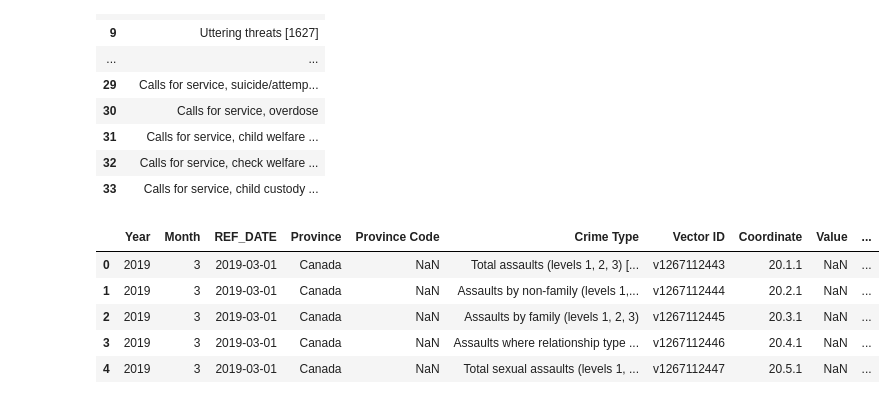
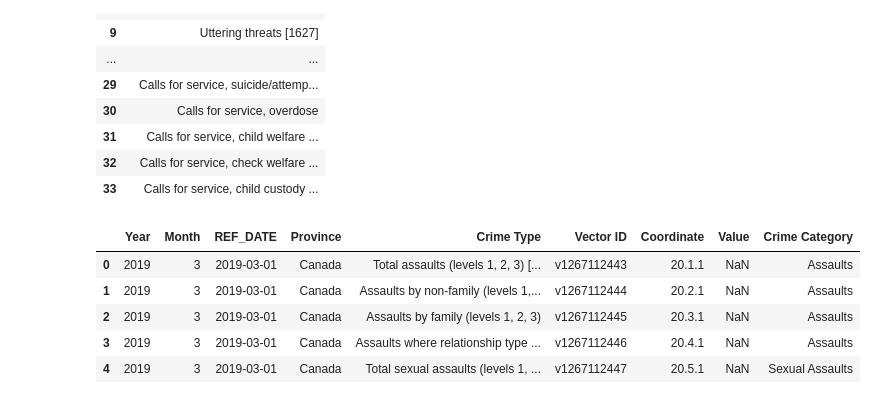
Before and after one commit to qudsia99/Project3-group4, a Jupyter notebook: covid_crime_data copy.ipynb, the cells around one changed output. Saved outputs shown, nothing was run; the diff lists cells and outputs as text; code cells hidden in the pictures.

```diff
--- a/covid_crime_data.ipynb
+++ b/covid_crime_data copy.ipynb
@@ -18,6 +18,6 @@ crime_data.head()
 | 4 | 2019-03 | Total, Selected police services | NaN | Total sexual assaults (levels 1, ... | Actual incidents | Number | 223 | units | ... |
 # %%
 # drop columns not needed for analysis
-crime_data = crime_data.drop(columns=['Statistics', 'UOM', 'UOM_ID', 'SCALAR_FACTOR', 'SCALAR_ID', 'STATUS', 'SYMBOL', 'TERMINATED', 'DECIMALS'])
+crime_data = crime_data.drop(columns=['Statistics', 'UOM', 'UOM_ID', 'DGUID', 'SCALAR_FACTOR', 'SCALAR_ID', 'STATUS', 'SYMBOL', 'TERMINATED', 'DECIMALS'])
 crime_data.head(10)
 # %% [output]
@@ -111,6 +109,6 @@ dtype: object
 crime_data['Year'] = crime_data['REF_DATE'].dt.year
 crime_data['Month'] = crime_data['REF_DATE'].dt.month
 # Move 'Year' and 'Month' columns to front of dataframe
-crime_data = crime_data[['Year', 'Month', 'REF_DATE', 'GEO', 'DGUID', 'Violations and calls for service', 'VECTOR', 'COORDINATE', 'VALUE']]
+crime_data = crime_data[['Year', 'Month', 'REF_DATE', 'GEO', 'Violations and calls for service', 'VECTOR', 'COORDINATE', 'VALUE']]
 crime_data.head()
 # %% [output]
@@ -171,28 +169,28 @@ crime_types_df
 # %%
 # Create a mapping dictionary for categories
 category_mapping = {
     'Assaults': ['Total assaults (levels 1, 2, 3) [141]', 'Assaults by non-family (levels 1, 2, 3)', 'Assaults by family (levels 1, 2, 3)', 'Assaults where relationship type is unknown'],
     'Sexual Assaults': ['Total sexual assaults (levels 1, 2, 3) [131]', 'Sexual assaults by non-family (levels 1, 2, 3)', 'Sexual assaults by family (levels 1, 2, 3)', 'Sexual assaults where relationship type is unknown'],
     'Threats': ['Assault against peace or public officer (level 1)', 'Uttering threats [1627]', 'Uttering threats by non-family', 'Uttering threats by family', 'Uttering threats where relationship type is unknown'],
     'Robbery': ['Total robbery [160]'],
     'Driving Offenses': ['Dangerous operation, causing death or bodily harm [911]', 'Impaired driving, causing death or bodily harm [921]', 'Impaired driving, operating while impaired [923]'],
     'Breaking and Entering': ['Total breaking and entering [210]', 'Breaking and entering, non-residential', 'Breaking and entering, residential', 'Breaking and entering where location type is unknown'],
     'Theft': ['Motor vehicle theft [2135]', 'Shoplifting [213]'],
     'Fraud and Identity Theft': ['Fraud/identity theft/identity fraud [216]'],
     'Failures to Comply': ['Fail to comply with order [3410]'],
     'COVID-19 Related Offenses': ['Provincial/Territorial acts related to COVID-19'],
     'Calls for Service': ['Calls for service, domestic disturbances / disputes', 'Calls for service, Mental Health Act (MHA) apprehension', 'Calls for service, mental health - other', 'Calls for service, suicide/attempted suicide', 'Calls for service, overdose', 'Calls for service, child welfare check', 'Calls for service, check welfare - general', 'Calls for service, child custody matter - domestic']
 }
 
 # Create a new column 'Category' in the DataFrame
-crime_data['Category'] = crime_data['Crime Type'].apply(lambda x: next((k for k, v in category_mapping.items() if x in v), None))
+crime_data['Crime Category'] = crime_data['Crime Type'].apply(lambda x: next((k for k, v in category_mapping.items() if x in v), None))
 
 # Display dataframe
 crime_data.head()
 # %% [output]
-|  | Year | Month | REF_DATE | Province | Province Code | Crime Type | Vector ID | Coordinate | Value | ... |
-| 0 | 2019 | 3 | 2019-03-01 | Canada | NaN | Total assaults (levels 1, 2, 3) [... | v1267112443 | 20.1.1 | NaN | ... |
-| 1 | 2019 | 3 | 2019-03-01 | Canada | NaN | Assaults by non-family (levels 1,... | v1267112444 | 20.2.1 | NaN | ... |
-| 2 | 2019 | 3 | 2019-03-01 | Canada | NaN | Assaults by family (levels 1, 2, 3) | v1267112445 | 20.3.1 | NaN | ... |
-| 3 | 2019 | 3 | 2019-03-01 | Canada | NaN | Assaults where relationship type ... | v1267112446 | 20.4.1 | NaN | ... |
-| 4 | 2019 | 3 | 2019-03-01 | Canada | NaN | Total sexual assaults (levels 1, ... | v1267112447 | 20.5.1 | NaN | ... |
+|  | Year | Month | REF_DATE | Province | Crime Type | Vector ID | Coordinate | Value | Crime Category |
+| 0 | 2019 | 3 | 2019-03-01 | Canada | Total assaults (levels 1, 2, 3) [... | v1267112443 | 20.1.1 | NaN | Assaults |
+| 1 | 2019 | 3 | 2019-03-01 | Canada | Assaults by non-family (levels 1,... | v1267112444 | 20.2.1 | NaN | Assaults |
+| 2 | 2019 | 3 | 2019-03-01 | Canada | Assaults by family (levels 1, 2, 3) | v1267112445 | 20.3.1 | NaN | Assaults |
+| 3 | 2019 | 3 | 2019-03-01 | Canada | Assaults where relationship type ... | v1267112446 | 20.4.1 | NaN | Assaults |
+| 4 | 2019 | 3 | 2019-03-01 | Canada | Total sexual assaults (levels 1, ... | v1267112447 | 20.5.1 | NaN | Sexual Assaults |
```
Also changed, not shown: parts of 10 cells of this notebook.
